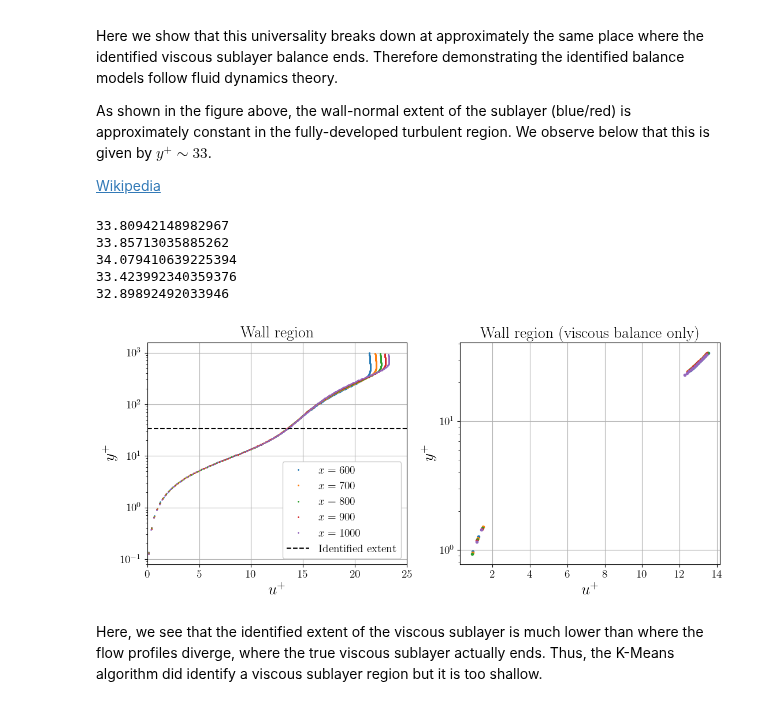
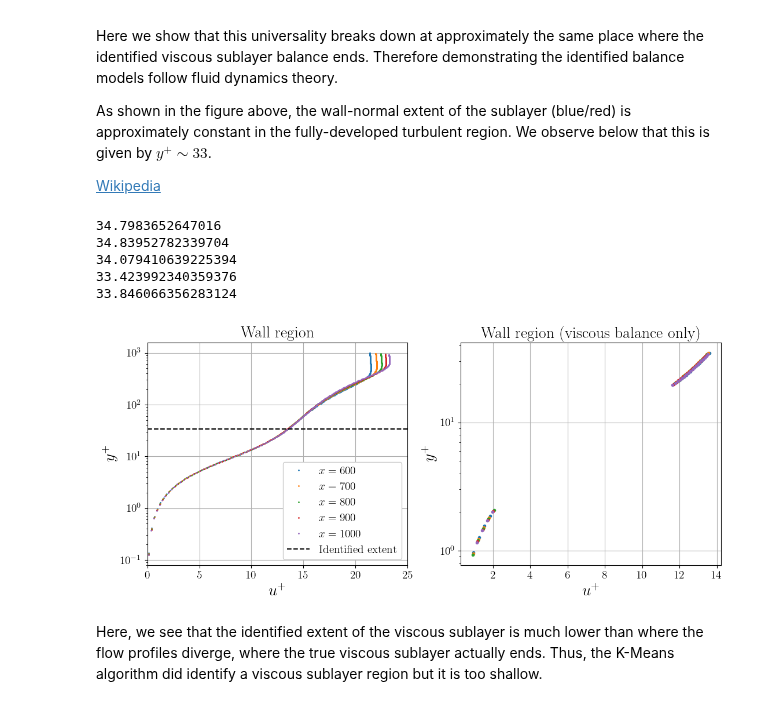
Before and after one commit to tbreitburd/Learning-Dominant-Physical-Processes-using-Unsupervised-Learning-Techniques-, a Jupyter notebook: Notebooks/K_Means_BL.ipynb, the cells around one changed output. Cells and saved outputs as stored; diff of their text form; code cells hidden in the pictures.

```diff
--- a/Notebooks/K_Means_BL.ipynb
+++ b/Notebooks/K_Means_BL.ipynb
@@ -211,7 +213,9 @@ for i in range(nc):
     feature_idx = np.nonzero(cluster_idx == i)[0]
     cluster_features = features[feature_idx, :]
 
-    spca = SparsePCA(n_components=1, alpha=alpha_opt)  # normalize_components=True
+    spca = SparsePCA(
+        n_components=1, alpha=alpha_opt, random_state=seed
+    )  # normalize_components=True
     spca.fit(cluster_features)
 
     active_terms = np.nonzero(spca.components_[0])[0]
@@ -360,24 +364,24 @@ As shown in the figure above, the wall-normal extent of the sublayer (blue/red)
 # %%
 # Compute friction velocity with an estimate of the wall shear stress
 u_tau = np.sqrt(nu * u_y[::ny])
 
 # Define wall units
 y_plus = np.outer(y, u_tau / nu)
 u_plus = np.reshape(u_bar, [ny, nx], order="F") / u_tau
 
 # Plot the self-similarity of the flow
 # This is run for the specific case of 14 clusters and alpha_opt = 8
 # You may need to adjust the cluster index for the viscous sublayer
 pf.plot_self_similarity(
-    x, 3, y_plus, u_plus, balancemap, f"BL/KMeans_self_similarity_{nc}_{alpha_opt}"
+    x, 4, y_plus, u_plus, balancemap, f"BL/KMeans_self_similarity_{nc}_{alpha_opt}"
 )
 # %% [output]
-33.80942148982967
-33.85713035885262
+34.7983652647016
+34.83952782339704
 34.079410639225394
 33.423992340359376
-32.89892492033946
+33.846066356283124
-[figure, old version]
+[figure, new version]
 # %% [markdown]
 Here, we see that the identified extent of the viscous sublayer is much lower than where the flow profiles diverge, where the true viscous sublayer actually ends. Thus, the K-Means algorithm did identify a viscous sublayer region but it is too shallow.
 # %% [markdown]
```
Also changed, not shown: parts of 9 cells of this notebook, 1 other file.
